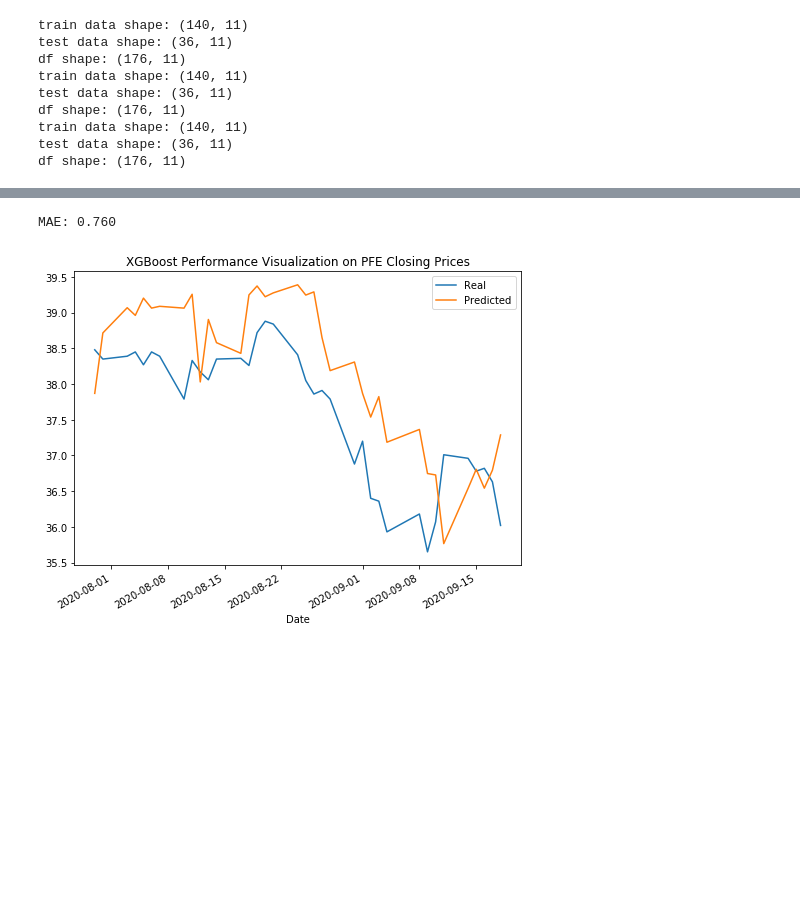
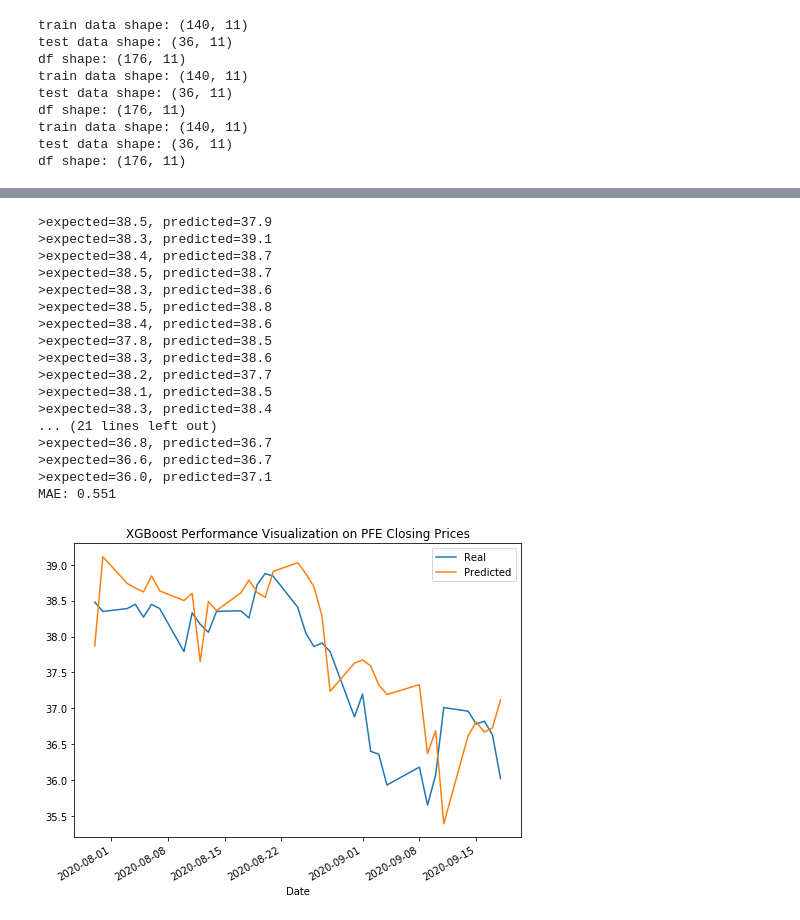
Before and after one commit to ShuranXu/Analysis-of-Trump-Tweets-Impact-To-Pharmaceutical-Stocks, a Jupyter notebook: XGBoost_Closing_Prices_Shuran.ipynb, the cells around one changed output, grey strips where cells are left out. Drawn from its saved outputs; the diff is of its cells as text; code cells hidden in the pictures; blank space fills up the shorter version.

Commit message:
improved validation method from single train-test split to forward-walk validation

```diff
--- a/XGBoost_Closing_Prices_Shuran.ipynb
+++ b/XGBoost_Closing_Prices_Shuran.ipynb
@@ -306,0 +286,33 @@ def eval_perf(df, y_pred, y_test, source):
+# %%
+# walk-forward validation for multivariate data
+def walk_forward_validation(df, train, test, n_test, source):
+
+    predictions = list()
+    # seed history with training dataset
+    history = [x for x in train]
+
+    for i in range(n_test):
+        # extract single test inputs
+        testX, testy = test[i, :-1], test[i, -1]
+        # fit model on training data and make a prediction
+        predy = xgboost_forecast(history, testX)
+        # store forecast in list of predictions. Each forecast is the type of numpy array
+        predictions.append(predy[0])
+        # add actual observation to history for the next loop
+        history.append(test[i,:])
+        # summarize progress
+        print('>expected=%.1f, predicted=%.1f' % (testy, predy))
+
+    # estimate prediction error
+    mae = mean_absolute_error(test[:, -1], predictions)
+    print('MAE: %.3f' % mae)
+
+    # Create a DataFrame of Real and Predicted values
+    split = int(0.8 * len(df))
+    perf = pd.DataFrame({
+        "Real": test[:,-1],
+        "Predicted": predictions
+    }, index = df.index[split: ])
+
+    # Plot the real vs predicted values as a line chart
+    perf.plot(figsize=(8,6), title=f"XGBoost Performance Visualization on {source}")
@@ -314,9 +368,30 @@ MAE: 0.650
 # %%
 # Perform XGBoost forcecasting on PFE Closing prices
-pfe_y_pred = xgboost_forecast(pfe_X_train, pfe_y_train, pfe_X_test)
-eval_perf(pfe_d_df, pfe_y_pred, pfe_y_test, "PFE Closing Prices")
+walk_forward_validation(
+    pfe_d_df,
+    pfe_train.iloc[:,:].values,
+    pfe_test.iloc[:,:].values,
+    len(pfe_test),
+    "PFE Closing Prices"
+)
 # %% [output]
-MAE: 0.760
+>expected=38.5, predicted=37.9
+>expected=38.3, predicted=39.1
+>expected=38.4, predicted=38.7
+>expected=38.5, predicted=38.7
+>expected=38.3, predicted=38.6
+>expected=38.5, predicted=38.8
+>expected=38.4, predicted=38.6
+>expected=37.8, predicted=38.5
+>expected=38.3, predicted=38.6
+>expected=38.2, predicted=37.7
+>expected=38.1, predicted=38.5
+>expected=38.3, predicted=38.4
+... (21 lines left out)
+>expected=36.8, predicted=36.7
+>expected=36.6, predicted=36.7
+>expected=36.0, predicted=37.1
+MAE: 0.551
-[figure, old version]
+[figure, new version]
 # %%
 # Perform XGBoost forcecasting on AZN Closing prices
```
Also changed, not shown: parts of 7 cells of this notebook.
